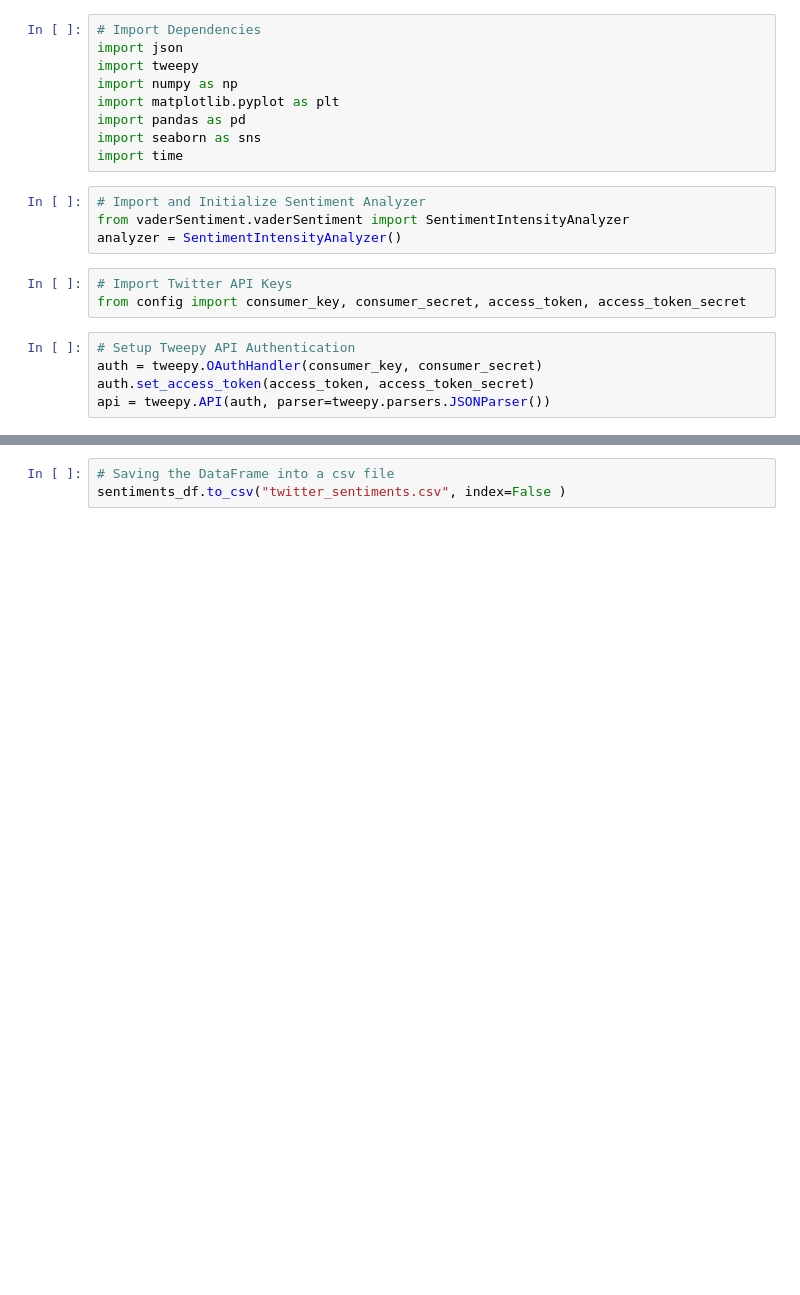
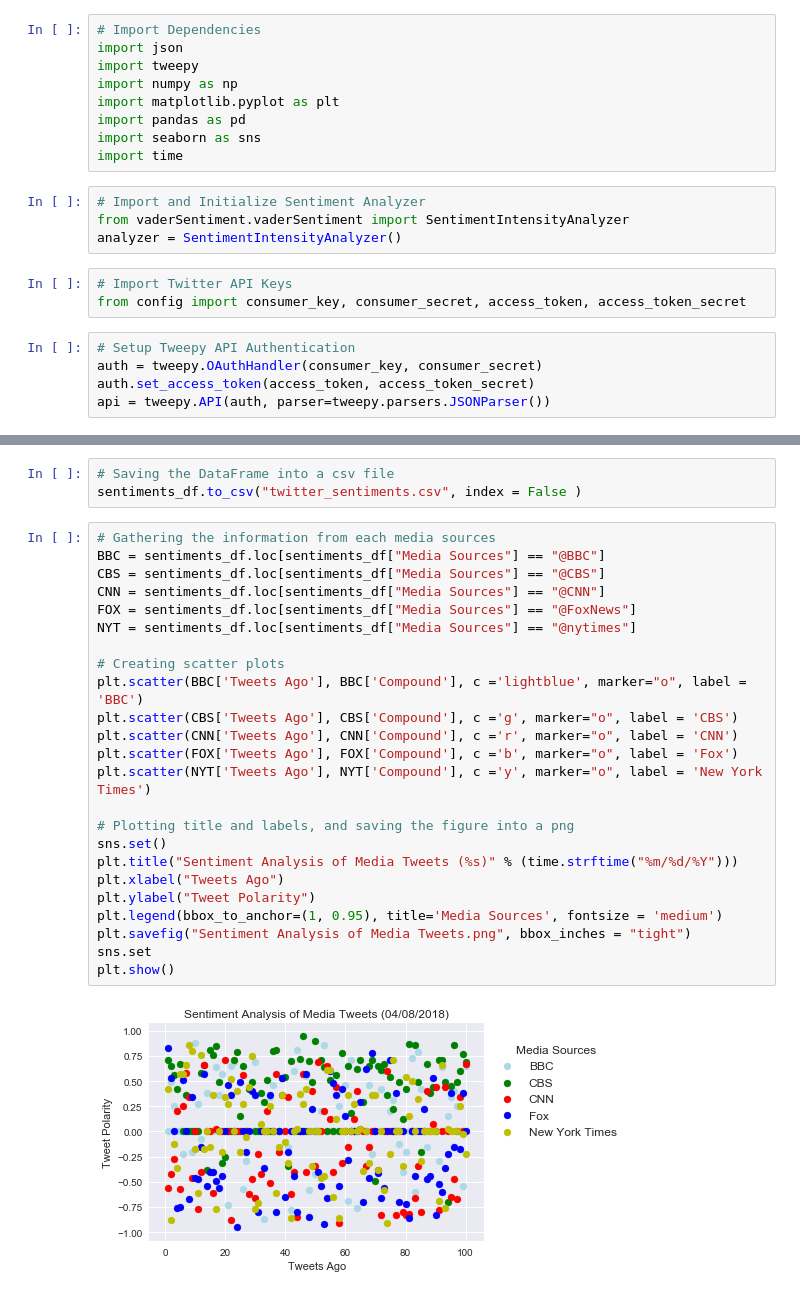
Before and after one commit to malvika/social-analytics, a Jupyter notebook: NewsMood.ipynb, the cells around one changed output, grey strips where cells are left out. Drawn from its saved outputs; the diff is of its cells as text; blank space fills up the shorter version.

Commit message:
addition of plots

```diff
--- a/NewsMood.ipynb
+++ b/NewsMood.ipynb
@@ -96,3 +114,29 @@ sentiments_df.head()
 # %%
 # Saving the DataFrame into a csv file
-sentiments_df.to_csv("twitter_sentiments.csv", index=False )
+sentiments_df.to_csv("twitter_sentiments.csv", index = False )
+# %%
+# Gathering the information from each media sources
+BBC = sentiments_df.loc[sentiments_df["Media Sources"] == "@BBC"]
+CBS = sentiments_df.loc[sentiments_df["Media Sources"] == "@CBS"]
+CNN = sentiments_df.loc[sentiments_df["Media Sources"] == "@CNN"]
+FOX = sentiments_df.loc[sentiments_df["Media Sources"] == "@FoxNews"]
+NYT = sentiments_df.loc[sentiments_df["Media Sources"] == "@nytimes"]
+
+# Creating scatter plots
+plt.scatter(BBC['Tweets Ago'], BBC['Compound'], c ='lightblue', marker="o", label = 'BBC')
+plt.scatter(CBS['Tweets Ago'], CBS['Compound'], c ='g', marker="o", label = 'CBS')
+plt.scatter(CNN['Tweets Ago'], CNN['Compound'], c ='r', marker="o", label = 'CNN')
+plt.scatter(FOX['Tweets Ago'], FOX['Compound'], c ='b', marker="o", label = 'Fox')
+plt.scatter(NYT['Tweets Ago'], NYT['Compound'], c ='y', marker="o", label = 'New York Times')
+
+# Plotting title and labels, and saving the figure into a png
+sns.set()
+plt.title("Sentiment Analysis of Media Tweets (%s)" % (time.strftime("%m/%d/%Y")))
+plt.xlabel("Tweets Ago")
+plt.ylabel("Tweet Polarity")
+plt.legend(bbox_to_anchor=(1, 0.95), title='Media Sources', fontsize = 'medium')
+plt.savefig("Sentiment Analysis of Media Tweets.png", bbox_inches = "tight")
+sns.set
+plt.show()
+# %% [output]
+[figure, added]
```
Also changed, not shown: parts of 5 cells of this notebook, 3 other files.
